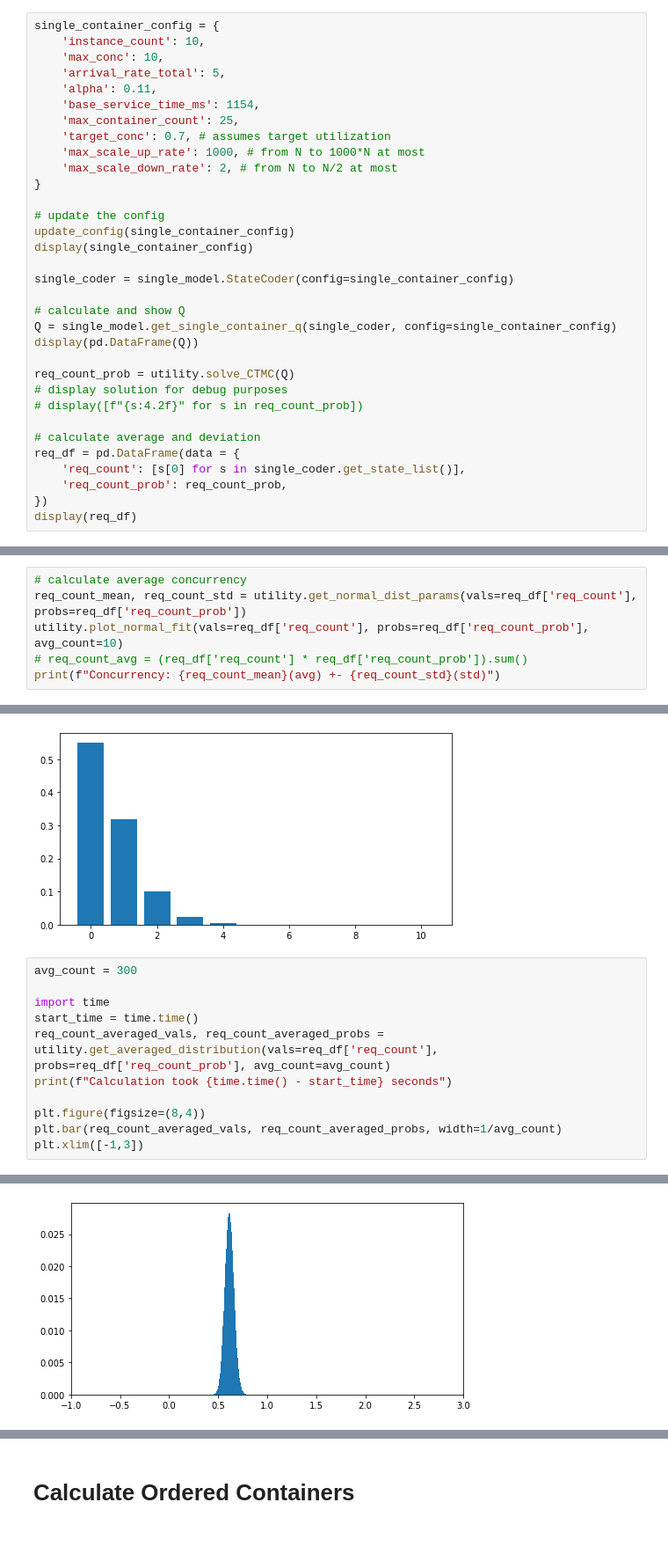
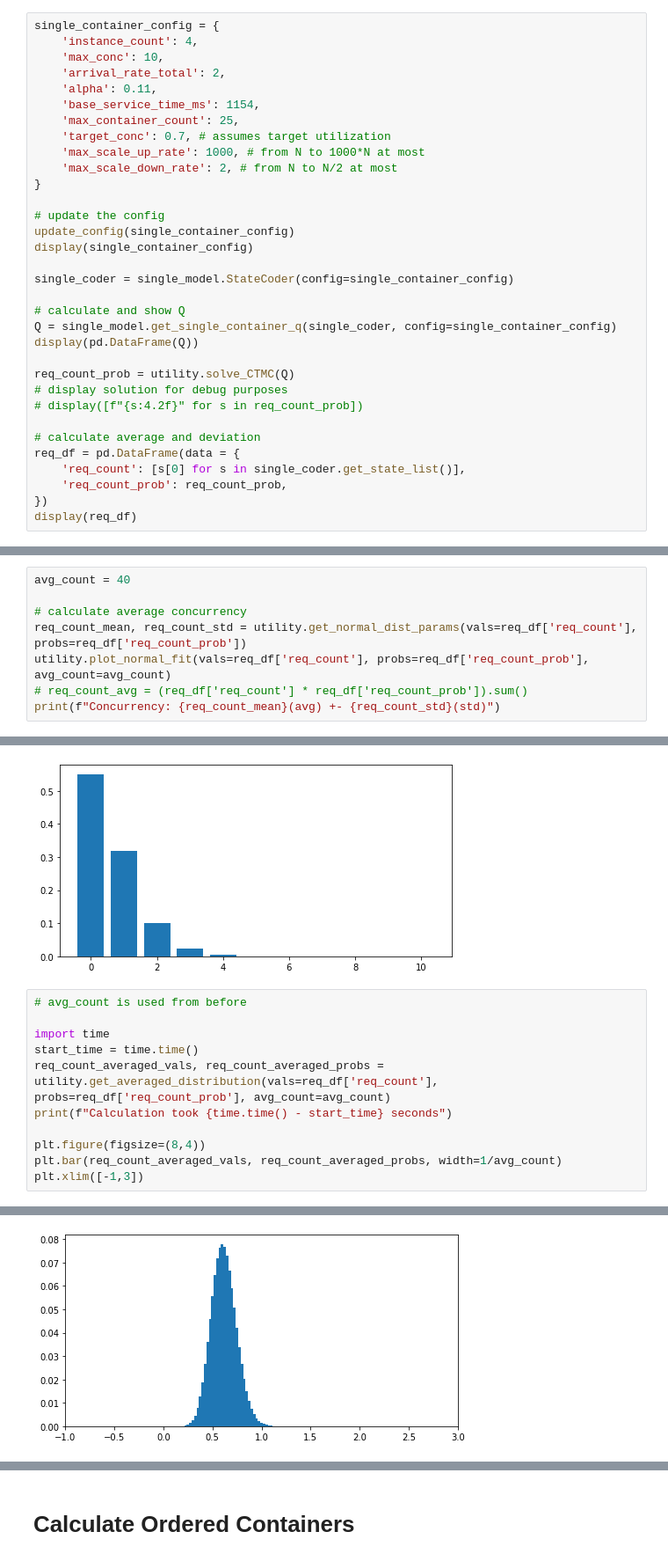
Before and after one commit to pacslab/conc-value-perf-modelling, a Jupyter notebook: model/01-calculate-params.ipynb, the cells around one changed output, grey strips where cells are left out. Shown at 88% size. Drawn from its saved outputs; the diff is of its cells as text.

```diff
--- a/model/01-calculate-params.ipynb
+++ b/model/01-calculate-params.ipynb
@@ -54,9 +54,9 @@ def update_config(config):
     config['base_service_time'] = config['base_service_time_ms'] / 1000
 # %%
 single_container_config = {
-    'instance_count': 10,
+    'instance_count': 4,
     'max_conc': 10,
-    'arrival_rate_total': 5,
+    'arrival_rate_total': 2,
     'alpha': 0.11,
     'base_service_time_ms': 1154,
     'max_container_count': 25,
@@ -122,9 +122,11 @@ display(req_df)
 | 9 | 9 | 2.389975e-07 |
 | 10 | 10 | 2.744242e-08 |
 # %%
+avg_count = 40
+
 # calculate average concurrency
 req_count_mean, req_count_std = utility.get_normal_dist_params(vals=req_df['req_count'], probs=req_df['req_count_prob'])
-utility.plot_normal_fit(vals=req_df['req_count'], probs=req_df['req_count_prob'], avg_count=10)
+utility.plot_normal_fit(vals=req_df['req_count'], probs=req_df['req_count_prob'], avg_count=avg_count)
 # req_count_avg = (req_df['req_count'] * req_df['req_count_prob']).sum()
 print(f"Concurrency: {req_count_mean}(avg) +- {req_count_std}(std)")
 # %% [output]
@@ -140,7 +142,7 @@ plt.bar(req_df['req_count'], req_df['req_count_prob'])
 <BarContainer object of 11 artists>
 [figure]
 # %%
-avg_count = 300
+# avg_count is used from before
 
 import time
 start_time = time.time()
@@ -155,2 +157,2 @@ Calculation took 0.447040319442749 seconds
 (-1.0, 3.0)
-[figure, old version]
+[figure, new version]
```
Also changed, not shown: parts of 10 cells of this notebook, 4 other files.
